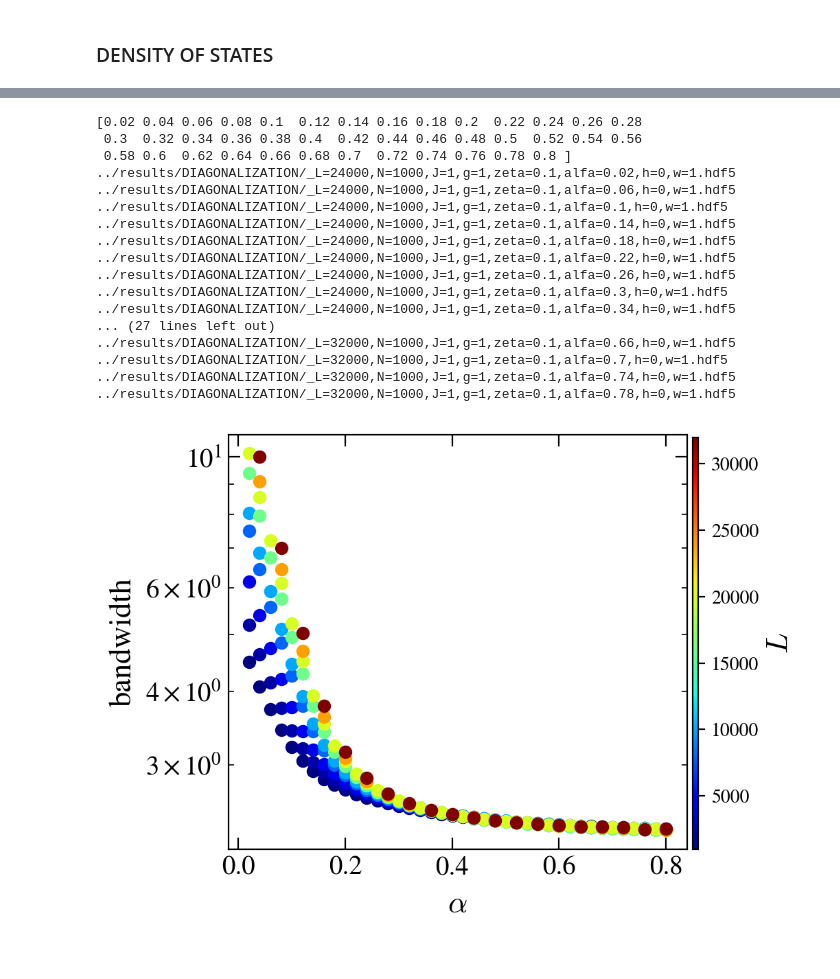
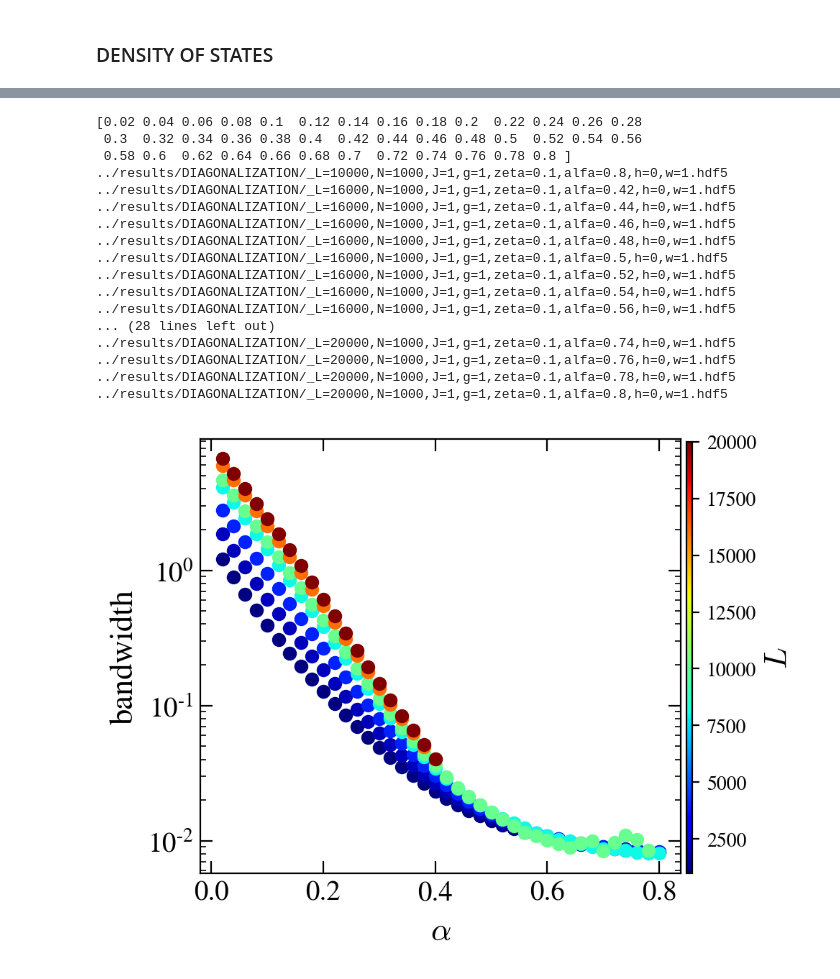
Before and after one commit to Rafal-Swietek/QHamSolver, a Jupyter notebook: QuadQSun/Jupter_Python/tests.ipynb, the cells around one changed output, grey strips where cells are left out. Saved outputs shown, nothing was run; the diff lists cells and outputs as text; code cells hidden in the pictures.

```diff
--- a/QuadQSun/Jupter_Python/tests.ipynb
+++ b/QuadQSun/Jupter_Python/tests.ipynb
@@ -315,12 +340,12 @@ L = 10000
 N = 1000#L//4
 
 sizes = np.array( [1000, 2000, 4000, 8000, 10000, 16000, 20000] )
-sizes = np.array( [24000, 32000, 40000] )
+# sizes = np.array( [24000, 32000, 40000] )
 
 for L in sizes:
 
     fig, axis = plt.subplots( nrows=1, ncols=1, figsize=(3,4), dpi = 200)
-    alfa_vals = np.arange(0.04, 1.21, 0.04)
+    alfa_vals = np.arange(0.02, 1.01, 0.02)
     print(alfa_vals)
 
     window = 6
@@ -362,5 +387,5 @@ for L in sizes:
 
     fig.subplots_adjust(wspace = 0.02, hspace=0.02)
     axis.set_title(r"$V=%d$"%L, fontsize=18)
-    fig.savefig("Fig_V=%d.pdf"%L, bbox_inches = 'tight', pad_inches=0.02)
+    # fig.savefig("Fig_V=%d.pdf"%L, bbox_inches = 'tight', pad_inches=0.02)
 # %% [output]
@@ -543,7 +596,7 @@ ini_ave=0
 
 L = 4000
 
-alfa_vals = np.arange(0.02, 1.21, 0.02)
+alfa_vals = np.arange(0.02, 1.01, 0.02)
 print(alfa_vals)
 
 window = 6
@@ -552,7 +605,7 @@ projected = 1
 energy_density = None
 gap_ratio_density = []
 
-sizes = np.array( [4000, 8000, 10000, 16000, 20000, 24000, 32000] )
+sizes = np.array( [1000, 2000, 4000, 8000, 10000, 16000, 20000])#, 24000, 32000] )
 
 # create a ScalarMappable and initialize a data structure
 s_m = matplotlib.cm.ScalarMappable(cmap='jet', norm= matplotlib.colors.Normalize(vmin=min(sizes), vmax=max(sizes)))
@@ -589,7 +642,7 @@ for L in sizes:
 for iie, eps in enumerate(epsilons):
     fig_help.set_plot_elements(axis[iie], ylabel=r"$r$" if iie == 0 else "", xlabel=r"$\alpha$", font_size=14, set_legend=False, xlim = (0, 1.49), ylim=(0.38, 0.535))
     axis[iie].annotate(labs[iie] + r" $\epsilon=%g$"%eps, fontsize=12, xy=(0.6, 0.85) if iie < 2 else (0.6, 0.15), xycoords='axes fraction')
-    axis[iie].set_xlim(0, 1.2)
+    axis[iie].set_xlim(0, 1.)
     axis[iie].set_ylim(0.38, 0.535)
     axis[iie].axhline(y=0.3867, ls='--', color='gray')
     axis[iie].axhline(y=0.5307, ls='-.', color='k')
@@ -661,7 +714,7 @@ projected = 1
 energy_density = None
 gap_ratio_density = []
 
-sizes = np.array( [8000, 10000, 16000, 20000, 24000, 32000, 40000] )
+sizes = np.array( [1000, 2000, 4000,8000, 10000, 16000, 20000, 24000, 32000, 40000] )
 
 # create a ScalarMappable and initialize a data structure
 s_m = matplotlib.cm.ScalarMappable(cmap='jet', norm= matplotlib.colors.Normalize(vmin=min(sizes), vmax=max(sizes) ))
@@ -809,7 +874,7 @@ projected = 1
 energy_density = None
 gap_ratio_density = []
 
-sizes = np.array( [1000, 2000, 4000, 8000, 10000, 16000, 20000, 24000, 32000] )
+sizes = np.array( [1000, 2000, 4000, 8000, 10000, 16000, 20000])#, 24000, 32000] )
 
 # create a ScalarMappable and initialize a data structure
 s_m = matplotlib.cm.ScalarMappable(cmap='jet', norm= matplotlib.colors.Normalize(vmin=min(sizes), vmax=max(sizes) ))
@@ -819,45 +884,45 @@ fig, axis = plt.subplots( nrows=1, ncols=1, figsize=(4,4), dpi = 200, sharex = T
 
 
 for L in sizes:
     # N = L//4
     col = s_m.to_rgba(L)
     E0 = np.zeros(alfa_vals.shape); E0.fill(np.nan)
     for ii, alfa in enumerate(alfa_vals):
         name = base_dir + 'DIAGONALIZATION/' + info(L=L, N=N, J=J, gamma=gamma, zeta=zeta, alfa=alfa, h=h, w=w, ext='.hdf5', ini_ave=ini_ave)
         if exists(name):
             with h5py.File(name, "r") as file:
                 # E0[ii] = np.mean(np.array(file.get('low_energies'))[:,1] - np.array(file.get('low_energies'))[:,0] )
                 E0[ii] = np.mean(np.array(file.get('dE')))
 
         else:
             print(name)
     axis.scatter(alfa_vals, E0, color=col)
 fig_help.set_plot_elements(axis, ylabel=r"bandwidth", xlabel=r"$\alpha$", font_size=14, set_legend=False, yscale='log')
 
 fig.subplots_adjust(right=0.96)
 cbar_ax = fig.add_axes([0.97, 0.125, 0.01, 0.75])
 # fig.colorbar(im, cax=cbar_ax)
 cbar = fig.colorbar(s_m, cax=cbar_ax, aspect=1, orientation = 'vertical')
 cbar.set_label(r"$L$", fontsize=16)
 
 fig.subplots_adjust(wspace = 0.14, hspace=0.04)
 # fig.savefig("plots_AGP/FigS2.pdf", bbox_inches = 'tight', pad_inches=0.02)
 # %% [output]
 [0.02 0.04 0.06 0.08 0.1  0.12 0.14 0.16 0.18 0.2  0.22 0.24 0.26 0.28
  0.3  0.32 0.34 0.36 0.38 0.4  0.42 0.44 0.46 0.48 0.5  0.52 0.54 0.56
  0.58 0.6  0.62 0.64 0.66 0.68 0.7  0.72 0.74 0.76 0.78 0.8 ]
-../results/DIAGONALIZATION/_L=24000,N=1000,J=1,g=1,zeta=0.1,alfa=0.02,h=0,w=1.hdf5
-../results/DIAGONALIZATION/_L=24000,N=1000,J=1,g=1,zeta=0.1,alfa=0.06,h=0,w=1.hdf5
-../results/DIAGONALIZATION/_L=24000,N=1000,J=1,g=1,zeta=0.1,alfa=0.1,h=0,w=1.hdf5
-../results/DIAGONALIZATION/_L=24000,N=1000,J=1,g=1,zeta=0.1,alfa=0.14,h=0,w=1.hdf5
-../results/DIAGONALIZATION/_L=24000,N=1000,J=1,g=1,zeta=0.1,alfa=0.18,h=0,w=1.hdf5
-../results/DIAGONALIZATION/_L=24000,N=1000,J=1,g=1,zeta=0.1,alfa=0.22,h=0,w=1.hdf5
-../results/DIAGONALIZATION/_L=24000,N=1000,J=1,g=1,zeta=0.1,alfa=0.26,h=0,w=1.hdf5
-../results/DIAGONALIZATION/_L=24000,N=1000,J=1,g=1,zeta=0.1,alfa=0.3,h=0,w=1.hdf5
-../results/DIAGONALIZATION/_L=24000,N=1000,J=1,g=1,zeta=0.1,alfa=0.34,h=0,w=1.hdf5
-... (27 lines left out)
-../results/DIAGONALIZATION/_L=32000,N=1000,J=1,g=1,zeta=0.1,alfa=0.66,h=0,w=1.hdf5
-../results/DIAGONALIZATION/_L=32000,N=1000,J=1,g=1,zeta=0.1,alfa=0.7,h=0,w=1.hdf5
-../results/DIAGONALIZATION/_L=32000,N=1000,J=1,g=1,zeta=0.1,alfa=0.74,h=0,w=1.hdf5
-../results/DIAGONALIZATION/_L=32000,N=1000,J=1,g=1,zeta=0.1,alfa=0.78,h=0,w=1.hdf5
+../results/DIAGONALIZATION/_L=10000,N=1000,J=1,g=1,zeta=0.1,alfa=0.8,h=0,w=1.hdf5
+../results/DIAGONALIZATION/_L=16000,N=1000,J=1,g=1,zeta=0.1,alfa=0.42,h=0,w=1.hdf5
+../results/DIAGONALIZATION/_L=16000,N=1000,J=1,g=1,zeta=0.1,alfa=0.44,h=0,w=1.hdf5
+../results/DIAGONALIZATION/_L=16000,N=1000,J=1,g=1,zeta=0.1,alfa=0.46,h=0,w=1.hdf5
+../results/DIAGONALIZATION/_L=16000,N=1000,J=1,g=1,zeta=0.1,alfa=0.48,h=0,w=1.hdf5
+../results/DIAGONALIZATION/_L=16000,N=1000,J=1,g=1,zeta=0.1,alfa=0.5,h=0,w=1.hdf5
+../results/DIAGONALIZATION/_L=16000,N=1000,J=1,g=1,zeta=0.1,alfa=0.52,h=0,w=1.hdf5
+../results/DIAGONALIZATION/_L=16000,N=1000,J=1,g=1,zeta=0.1,alfa=0.54,h=0,w=1.hdf5
+../results/DIAGONALIZATION/_L=16000,N=1000,J=1,g=1,zeta=0.1,alfa=0.56,h=0,w=1.hdf5
+... (28 lines left out)
+../results/DIAGONALIZATION/_L=20000,N=1000,J=1,g=1,zeta=0.1,alfa=0.74,h=0,w=1.hdf5
+../results/DIAGONALIZATION/_L=20000,N=1000,J=1,g=1,zeta=0.1,alfa=0.76,h=0,w=1.hdf5
+../results/DIAGONALIZATION/_L=20000,N=1000,J=1,g=1,zeta=0.1,alfa=0.78,h=0,w=1.hdf5
+../results/DIAGONALIZATION/_L=20000,N=1000,J=1,g=1,zeta=0.1,alfa=0.8,h=0,w=1.hdf5
-[figure, old version]
+[figure, new version]
```
Also changed, not shown: parts of 7 cells of this notebook, 2 other files.
